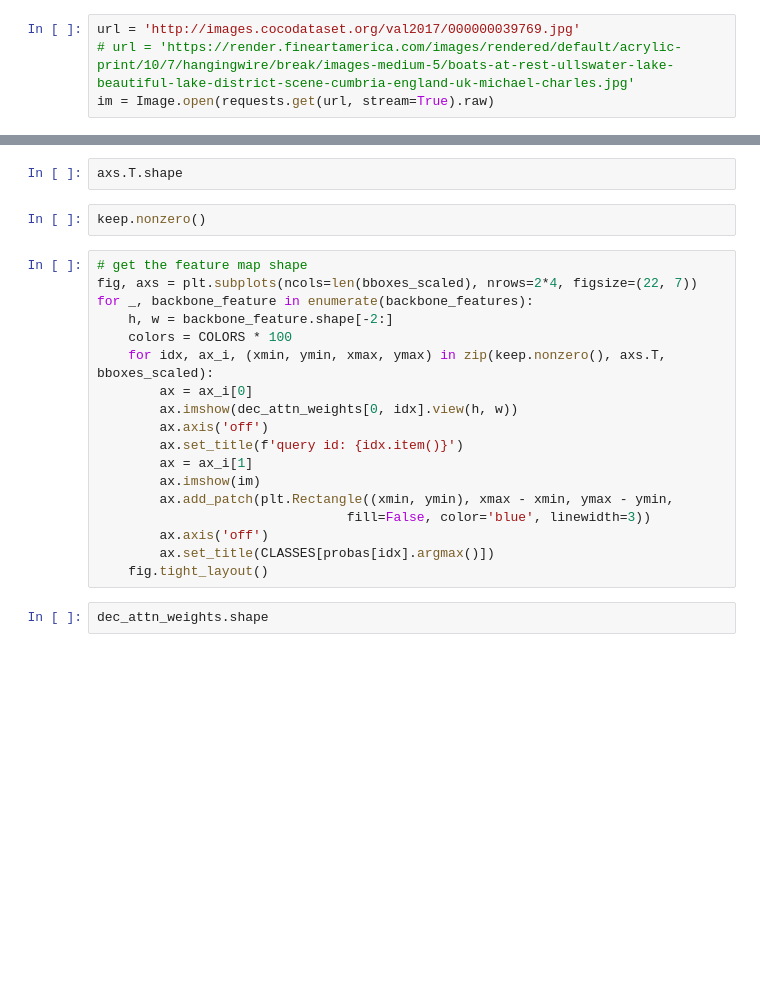
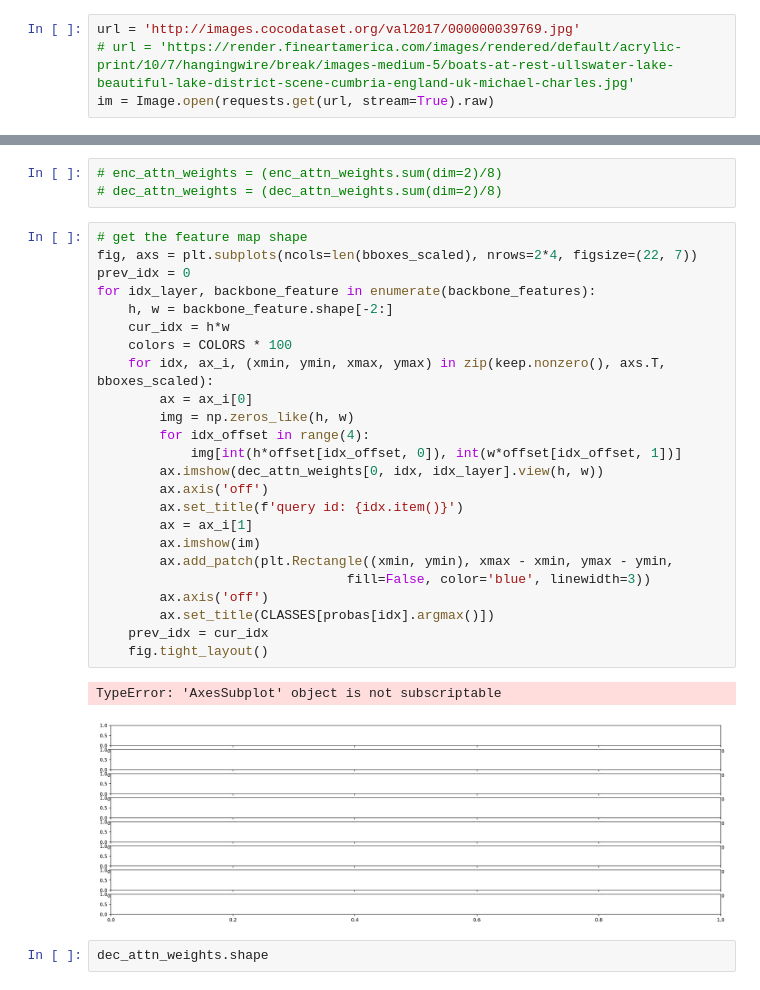
Before and after one commit to rottokaka/mDETD, a Jupyter notebook: temp.ipynb, the cells around one changed output, grey strips where cells are left out. Saved outputs shown, nothing was run; the diff lists cells and outputs as text; blank space fills up the shorter version.

```diff
--- a/temp.ipynb
+++ b/temp.ipynb
@@ -326,25 +337,33 @@ dec_attn_weights.shape
-# %%
-axs.T.shape
-# %%
-keep.nonzero()
+# %%
+# enc_attn_weights = (enc_attn_weights.sum(dim=2)/8)
+# dec_attn_weights = (dec_attn_weights.sum(dim=2)/8)
 # %%
 # get the feature map shape
 fig, axs = plt.subplots(ncols=len(bboxes_scaled), nrows=2*4, figsize=(22, 7))
-for _, backbone_feature in enumerate(backbone_features):
+prev_idx = 0
+for idx_layer, backbone_feature in enumerate(backbone_features):
     h, w = backbone_feature.shape[-2:]
+    cur_idx = h*w
     colors = COLORS * 100
     for idx, ax_i, (xmin, ymin, xmax, ymax) in zip(keep.nonzero(), axs.T, bboxes_scaled):
         ax = ax_i[0]
-        ax.imshow(dec_attn_weights[0, idx].view(h, w))
+        img = np.zeros_like(h, w)
+        for idx_offset in range(4):
+            img[int(h*offset[idx_offset, 0]), int(w*offset[idx_offset, 1])]
+        ax.imshow(dec_attn_weights[0, idx, idx_layer].view(h, w))
         ax.axis('off')
         ax.set_title(f'query id: {idx.item()}')
         ax = ax_i[1]
         ax.imshow(im)
         ax.add_patch(plt.Rectangle((xmin, ymin), xmax - xmin, ymax - ymin,
                                 fill=False, color='blue', linewidth=3))
         ax.axis('off')
         ax.set_title(CLASSES[probas[idx].argmax()])
+    prev_idx = cur_idx
     fig.tight_layout()
+# %% [output]
+TypeError: 'AxesSubplot' object is not subscriptable
+[figure, added]
 # %%
 dec_attn_weights.shape
 # %%
```
Also changed, not shown: parts of 8 cells of this notebook, 2 other files.
